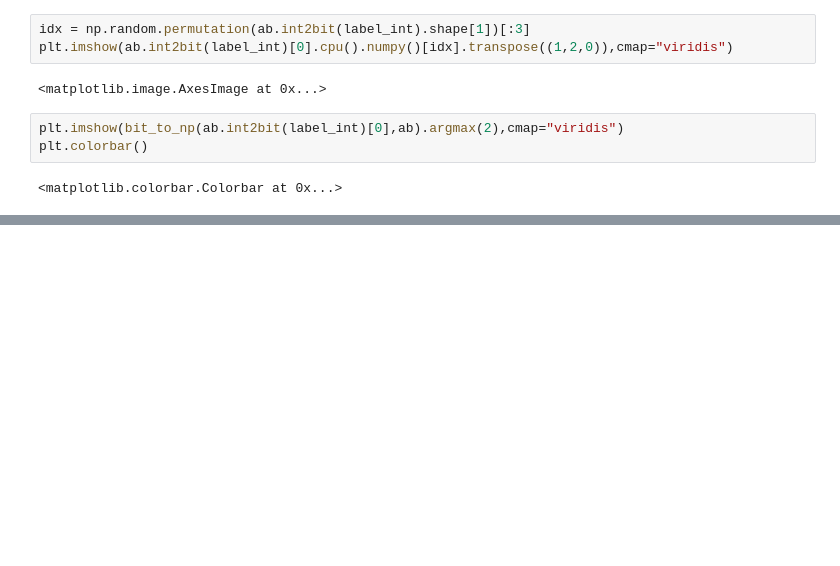
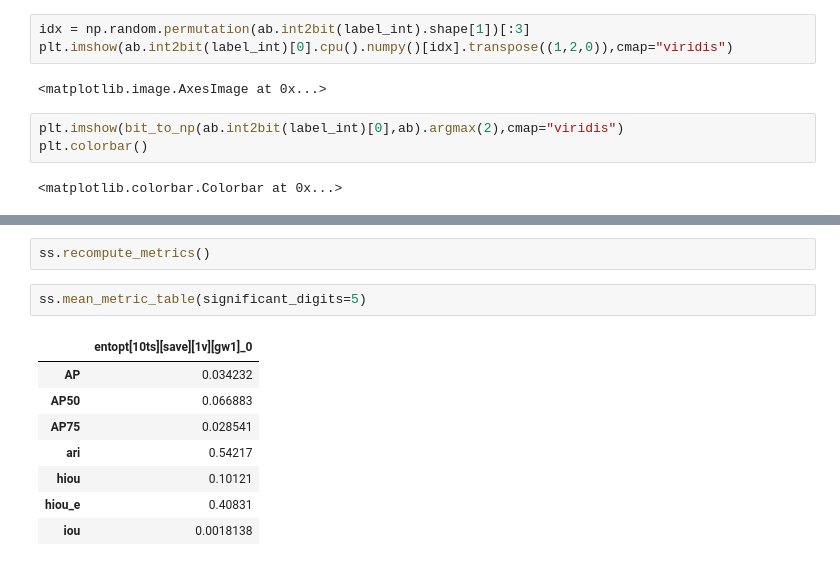
Before and after one commit to JakobLC/diffusion2, a Jupyter notebook: nice_script3.ipynb, the cells around one changed output, grey strips where cells are left out. Drawn from its saved outputs; the diff is of its cells as text; blank space fills up the shorter version.

```diff
--- a/nice_script3.ipynb
+++ b/nice_script3.ipynb
@@ -2256,0 +2297,13 @@ plt.colorbar()
+# %%
+ss.recompute_metrics()
+# %%
+ss.mean_metric_table(significant_digits=5)
+# %% [output]
+|  | entopt[10ts][save][1v][gw1]_0 |
+| AP | 0.034232 |
+| AP50 | 0.066883 |
+| AP75 | 0.028541 |
+| ari | 0.54217 |
+| hiou | 0.10121 |
+| hiou_e | 0.40831 |
+| iou | 0.0018138 |
```
Also changed, not shown: parts of 13 cells of this notebook, 5 other files.
